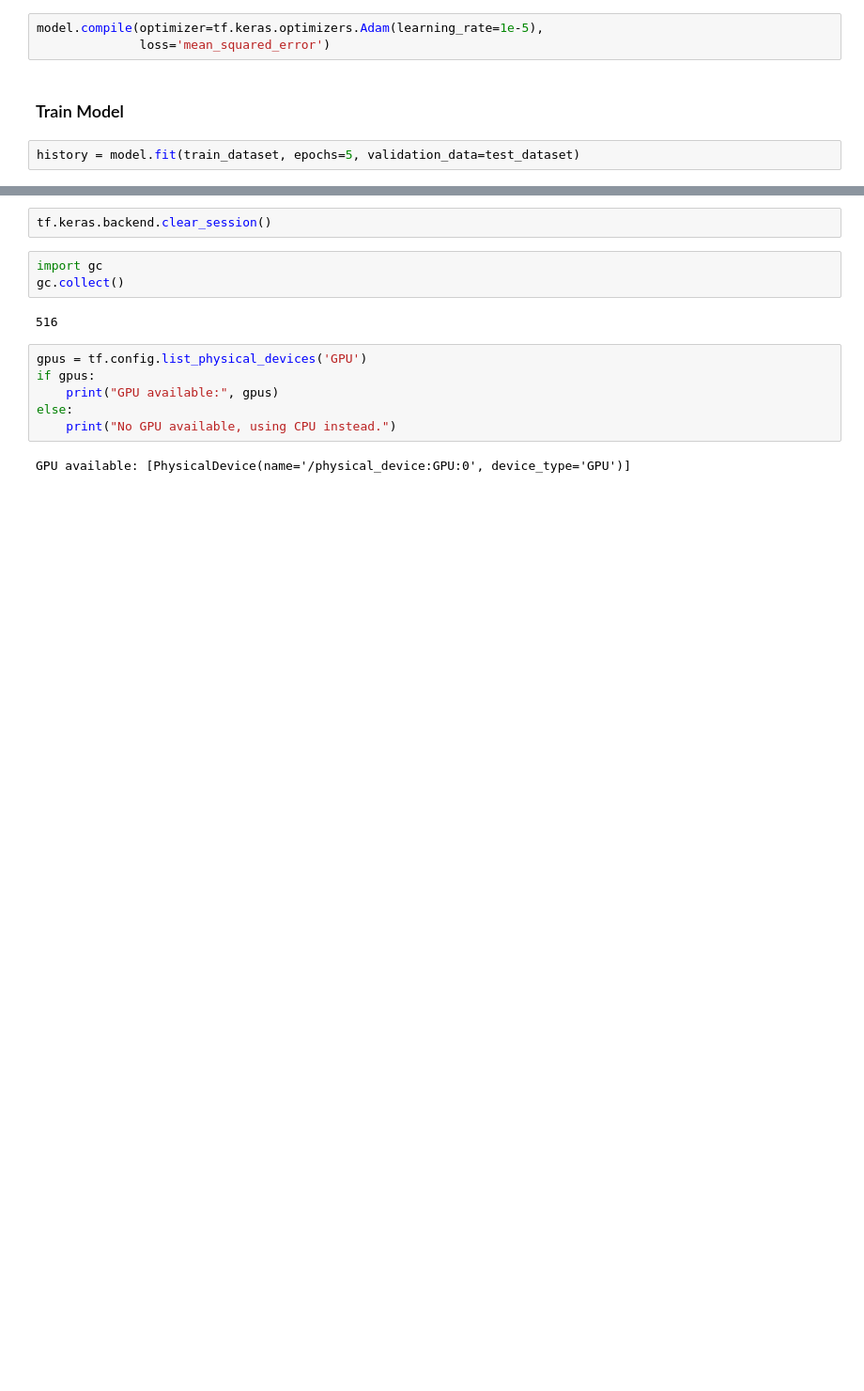
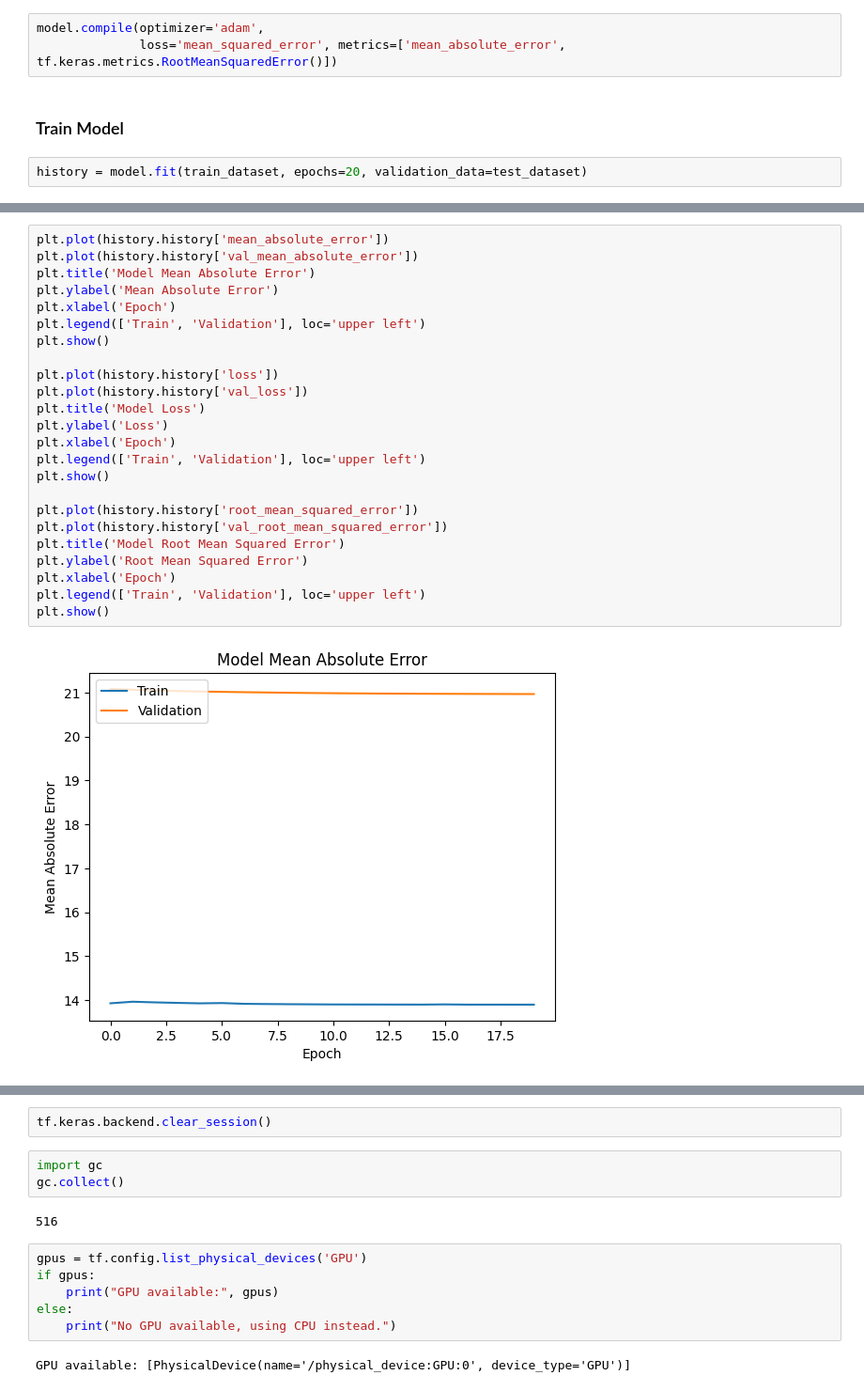
Before and after one commit to CleonKalea/Tugas-Akhir-Teknologi-Informasi, a Jupyter notebook: Modelling/Modelling_BERT.ipynb, the cells around one changed output, grey strips where cells are left out. Shown at 94% size. Cells and saved outputs as stored; diff of their text form; blank space fills up the shorter version.

Commit message:
Modelling Progress - BERT Rerun (20 Epochs)

```diff
--- a/Modelling/Modelling_BERT.ipynb
+++ b/Modelling/Modelling_BERT.ipynb
@@ -249,11 +249,11 @@ All the weights of TFBertModel were initialized from the PyTorch model.
 If your task is similar to the task the model of the checkpoint was trained on, you can already use TFBertModel for predictions without further training.
 # %% [markdown]
 ### Compile Model
-# %%
-model.compile(optimizer=tf.keras.optimizers.Adam(learning_rate=1e-5),
-              loss='mean_squared_error')
+# %%
+model.compile(optimizer='adam',
+              loss='mean_squared_error', metrics=['mean_absolute_error', tf.keras.metrics.RootMeanSquaredError()])
 # %% [markdown]
 ### Train Model
 # %%
-history = model.fit(train_dataset, epochs=5, validation_data=test_dataset)
+history = model.fit(train_dataset, epochs=20, validation_data=test_dataset)
 # %% [output]
@@ -265,0 +277,26 @@ Epoch 3/3
+# %%
+plt.plot(history.history['mean_absolute_error'])
+plt.plot(history.history['val_mean_absolute_error'])
+plt.title('Model Mean Absolute Error')
+plt.ylabel('Mean Absolute Error')
+plt.xlabel('Epoch')
+plt.legend(['Train', 'Validation'], loc='upper left')
+plt.show()
+
+plt.plot(history.history['loss'])
+plt.plot(history.history['val_loss'])
+plt.title('Model Loss')
+plt.ylabel('Loss')
+plt.xlabel('Epoch')
+plt.legend(['Train', 'Validation'], loc='upper left')
+plt.show()
+
+plt.plot(history.history['root_mean_squared_error'])
+plt.plot(history.history['val_root_mean_squared_error'])
+plt.title('Model Root Mean Squared Error')
+plt.ylabel('Root Mean Squared Error')
+plt.xlabel('Epoch')
+plt.legend(['Train', 'Validation'], loc='upper left')
+plt.show()
+# %% [output]
+[figure, added]
```
Also changed, not shown: parts of 3 cells of this notebook.
